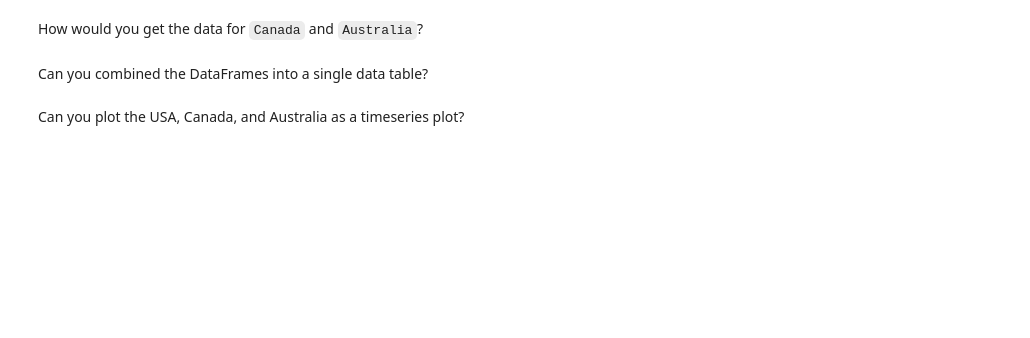
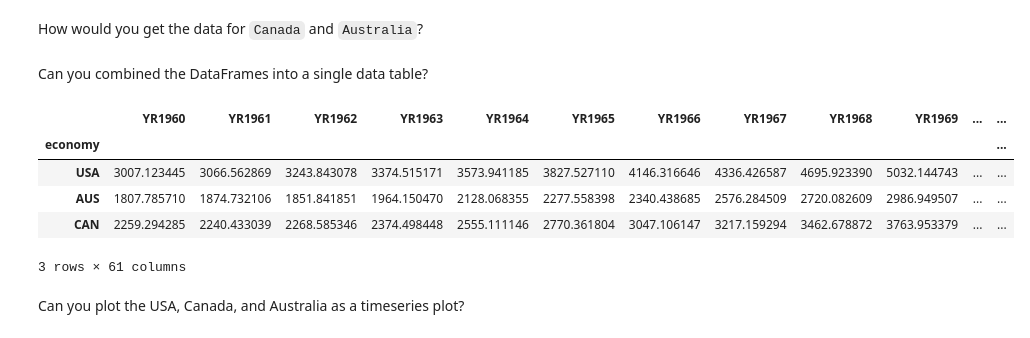
Before and after one commit to QuantEcon/2021-workshop-rsit, a Jupyter notebook: notebooks/session3/exercises.ipynb, the cells around one changed output. Drawn from its saved outputs; the diff is of its cells as text; code cells hidden in the pictures; blank space fills up the shorter version.

```diff
--- a/notebooks/session3/exercises.ipynb
+++ b/notebooks/session3/exercises.ipynb
@@ -122,4 +238,13 @@ How would you get the data for `Canada` and `Australia`?
 # %% [markdown]
 Can you combined the DataFrames into a single data table?
+# %%
+usa.append(others)
+# %% [output]
+|  | YR1960 | YR1961 | YR1962 | YR1963 | YR1964 | YR1965 | YR1966 | YR1967 | YR1968 | YR1969 | ... | ... |
+| economy |  |  |  |  |  |  |  |  |  |  |  | ... |
+| USA | 3007.123445 | 3066.562869 | 3243.843078 | 3374.515171 | 3573.941185 | 3827.527110 | 4146.316646 | 4336.426587 | 4695.923390 | 5032.144743 | ... | ... |
+| AUS | 1807.785710 | 1874.732106 | 1851.841851 | 1964.150470 | 2128.068355 | 2277.558398 | 2340.438685 | 2576.284509 | 2720.082609 | 2986.949507 | ... | ... |
+| CAN | 2259.294285 | 2240.433039 | 2268.585346 | 2374.498448 | 2555.111146 | 2770.361804 | 3047.106147 | 3217.159294 | 3462.678872 | 3763.953379 | ... | ... |
+3 rows × 61 columns
 # %% [markdown]
 Can you plot the USA, Canada, and Australia as a timeseries plot?
```
Also changed, not shown: parts of 24 cells of this notebook.
